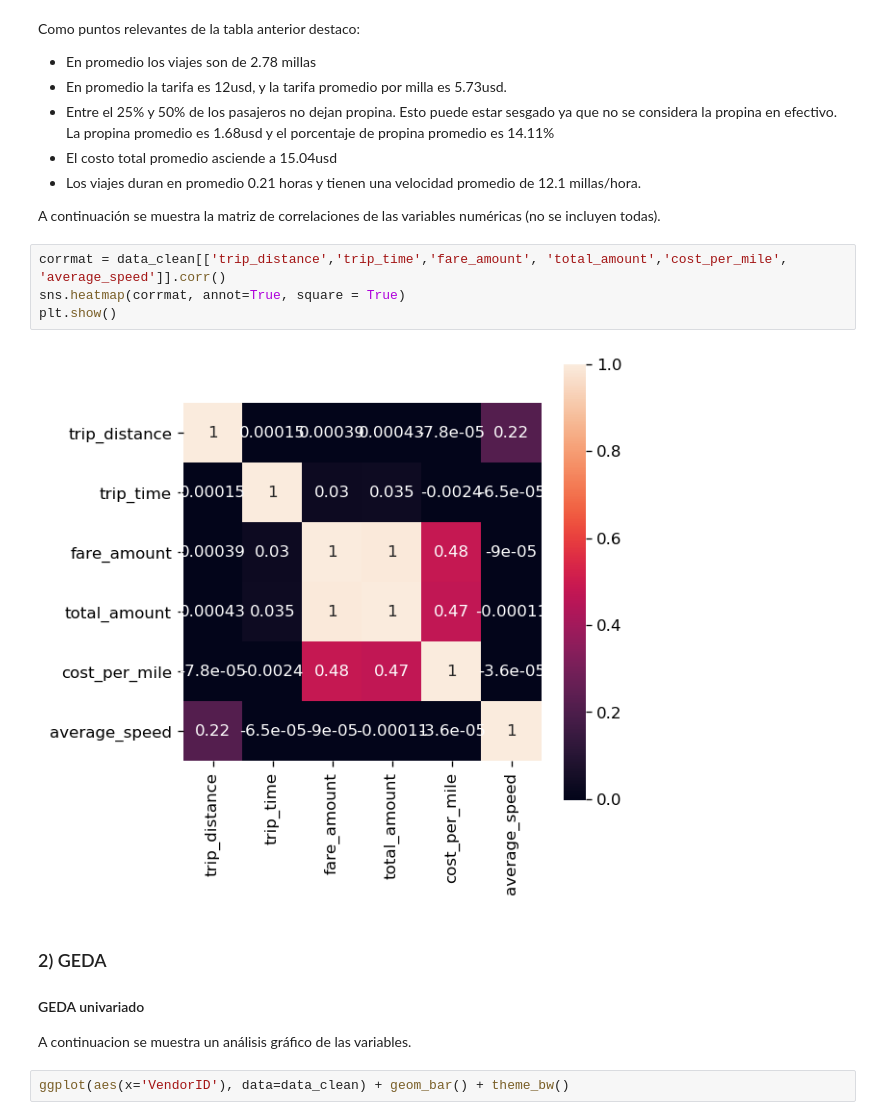
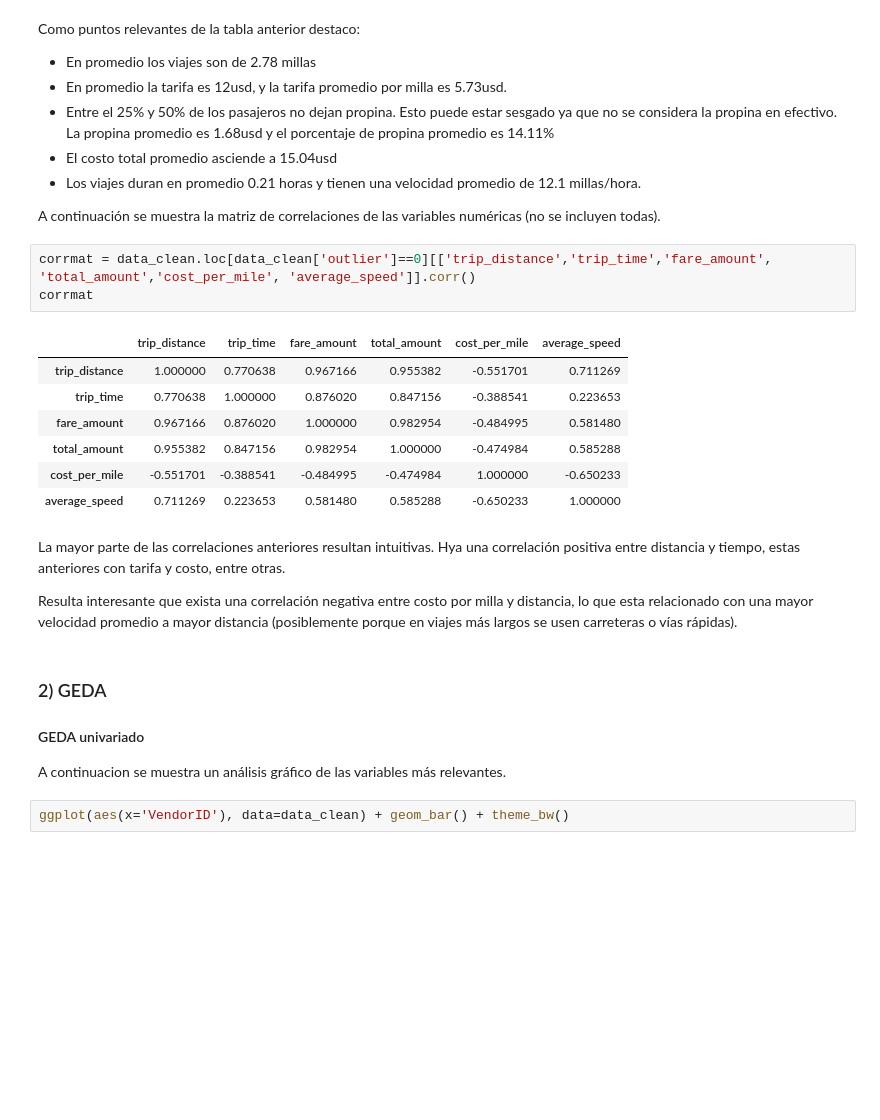
Before and after one commit to cchallu/datank_challenge, a Jupyter notebook: source/datank_challenge.ipynb, the cells around one changed output. Drawn from its saved outputs; the diff is of its cells as text; blank space fills up the shorter version.

```diff
--- a/source/datank_challenge.ipynb
+++ b/source/datank_challenge.ipynb
@@ -174,17 +183,26 @@ Como puntos relevantes de la tabla anterior destaco:
 
 A continuación se muestra la matriz de correlaciones de las variables numéricas (no se incluyen todas).
 # %%
-corrmat = data_clean[['trip_distance','trip_time','fare_amount', 'total_amount','cost_per_mile', 'average_speed']].corr()
-sns.heatmap(corrmat, annot=True, square = True)
-plt.show()
+corrmat = data_clean.loc[data_clean['outlier']==0][['trip_distance','trip_time','fare_amount', 'total_amount','cost_per_mile', 'average_speed']].corr()
+corrmat
 # %% [output]
-[figure, removed]
+|  | trip_distance | trip_time | fare_amount | total_amount | cost_per_mile | average_speed |
+| trip_distance | 1.000000 | 0.770638 | 0.967166 | 0.955382 | -0.551701 | 0.711269 |
+| trip_time | 0.770638 | 1.000000 | 0.876020 | 0.847156 | -0.388541 | 0.223653 |
+| fare_amount | 0.967166 | 0.876020 | 1.000000 | 0.982954 | -0.484995 | 0.581480 |
+| total_amount | 0.955382 | 0.847156 | 0.982954 | 1.000000 | -0.474984 | 0.585288 |
+| cost_per_mile | -0.551701 | -0.388541 | -0.484995 | -0.474984 | 1.000000 | -0.650233 |
+| average_speed | 0.711269 | 0.223653 | 0.581480 | 0.585288 | -0.650233 | 1.000000 |
+# %% [markdown]
+La mayor parte de las correlaciones anteriores resultan intuitivas. Hya una correlación positiva entre distancia y tiempo, estas anteriores con tarifa y costo, entre otras.
+
+Resulta interesante que exista una correlación negativa entre costo por milla y distancia, lo que esta relacionado con una mayor velocidad promedio a mayor distancia (posiblemente porque en viajes más largos se usen carreteras o vías rápidas).
 # %% [markdown]
 ### 2) GEDA
 
 #### GEDA univariado
 
-A continuacion se muestra un análisis gráfico de las variables.
+A continuacion se muestra un análisis gráfico de las variables más relevantes.
 # %%
 ggplot(aes(x='VendorID'), data=data_clean) + geom_bar() + theme_bw()
 # %% [output]
```
Also changed, not shown: parts of 21 cells of this notebook.
